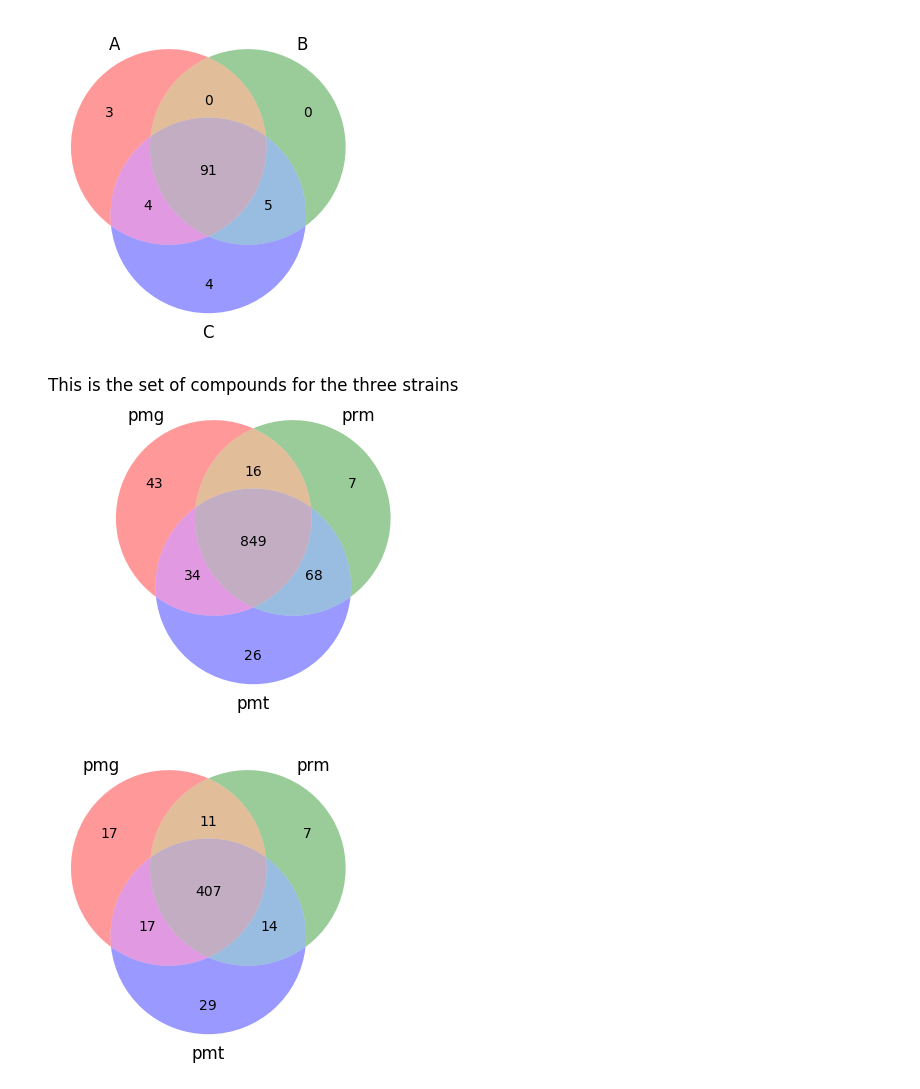
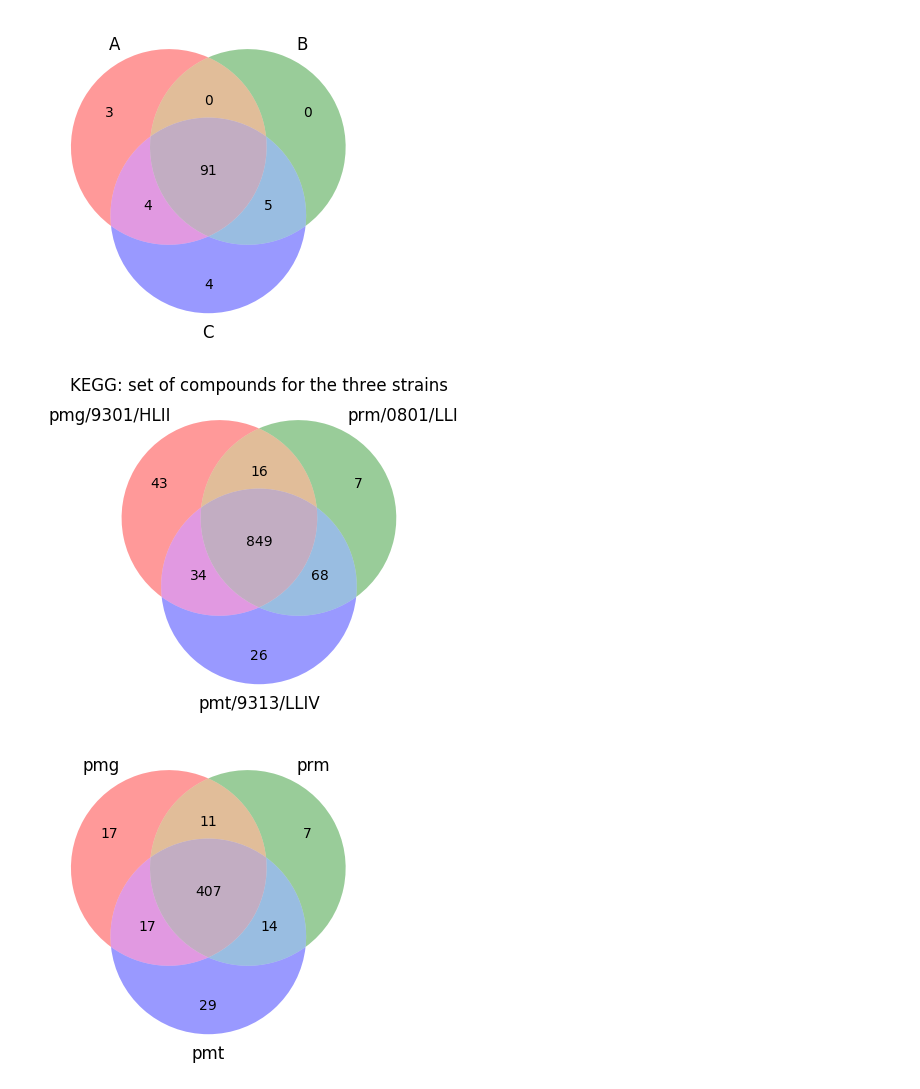
Before and after one commit to redbluewater/Pro_mtabs, a Jupyter notebook: ProKEGG.ipynb, the cells around one changed output. Cells and saved outputs as stored; diff of their text form; code cells hidden in the pictures.

```diff
--- a/ProKEGG.ipynb
+++ b/ProKEGG.ipynb
@@ -441,12 +430,11 @@ for gen in prmGenes: #go through each gene...one at a time
 #now, consider the overlap in compounds among the three strains
 # %%
 venn3_unweighted(subsets = (set(pmg_countCpd),set(prm_countCpd),set(pmt_countCpd)),set_labels =
-                 ('pmg','prm','pmt'))
-plt.title('This is the set of compounds for the three strains')
-#plt.show() #don't do this...this creates a new figure
+                 ('pmg/9301/HLII','prm/0801/LLI','pmt/9313/LLIV'))
+plt.title('KEGG: set of compounds for the three strains')
 plt.savefig('Pro_cpds.png')
 # %% [output]
-[figure, old version]
+[figure, new version]
 # %%
 v = venn3_unweighted(subsets = (set(pmg_countGene),set(prm_countGene),set(pmt_countGene)),set_labels =
                  ('pmg','prm','pmt'))
```
Also changed, not shown: parts of 36 cells of this notebook, 1 other file.
